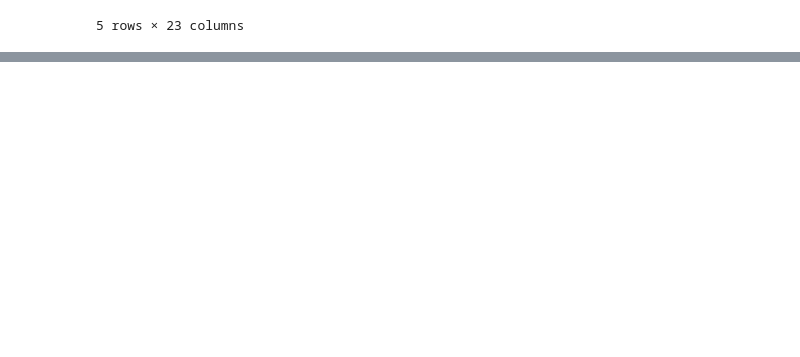
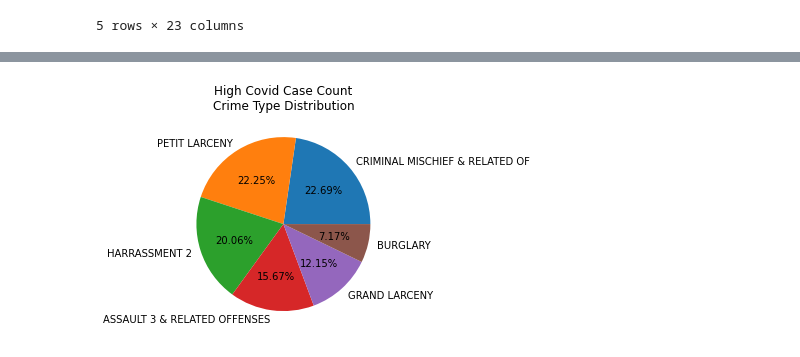
Before and after one commit to canamasc/Covid-Trends-VS-ATL-Crime, a Jupyter notebook: NYC_Crime_COVID.ipynb, the cells around one changed output, grey strips where cells are left out. Drawn from its saved outputs; the diff is of its cells as text; code cells hidden in the pictures; blank space fills up the shorter version.

```diff
--- a/NYC_Crime_COVID.ipynb
+++ b/NYC_Crime_COVID.ipynb
@@ -545,0 +293,11 @@ fig
+# %%
+# pie charts for crime type - high date
+temp_df = NYC_df.loc[NYC_df["DATE"]=="4/1/2020"]
+
+
+crime_distib = temp_df['OFNS_DESC'].value_counts().head(6)
+crime_distib.plot.pie(title='High Covid Case Count\nCrime Type Distribution', legend = False, autopct="%1.2f%%")
+plt.ylabel(" ")
+plt.savefig("Crime_Distribution.png")
+# %% [output]
+[figure, added]
```
Also changed, not shown: parts of 53 cells of this notebook, 3 other files.
